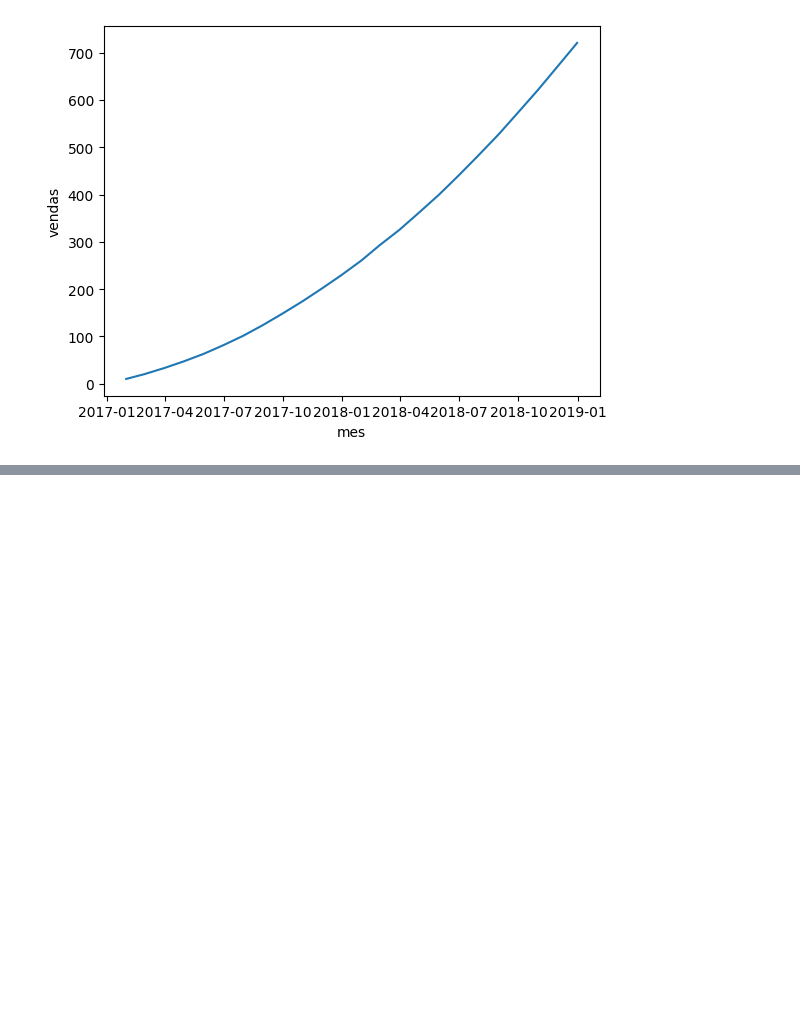
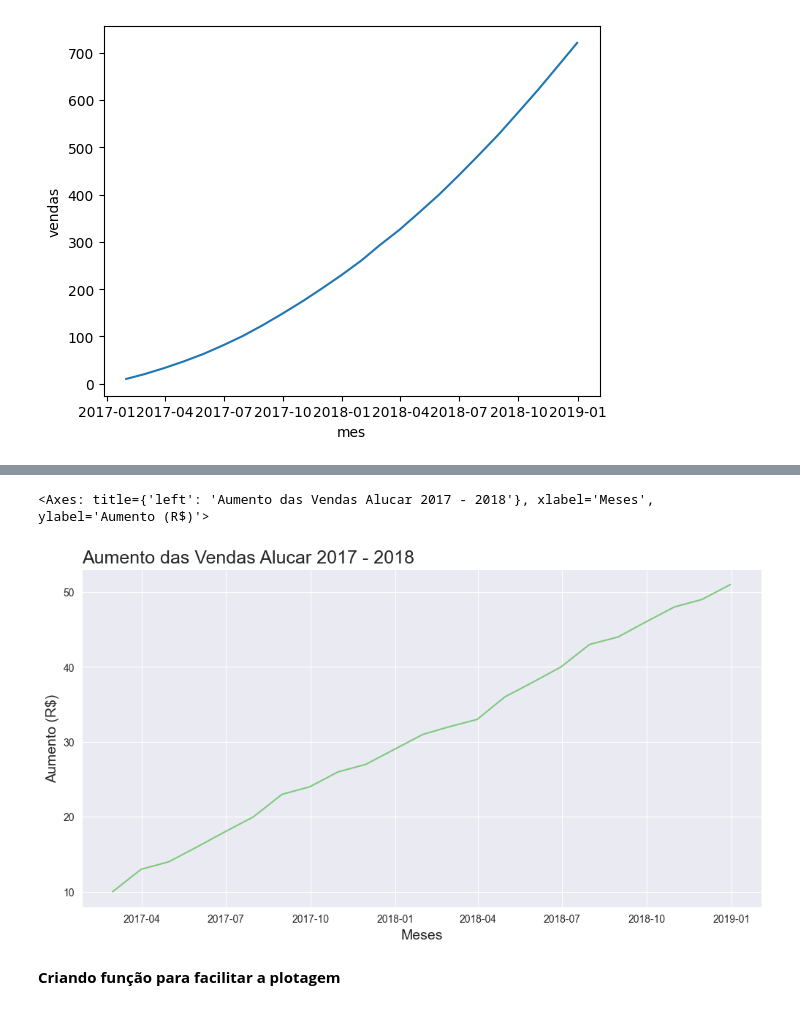
Before and after one commit to bdpcampos/datascience, a Jupyter notebook: Cursos Data Science/7 - Data Science - analise de series temporais/notebook_do_curso_Time_Series.ipynb, the cells around one changed output, grey strips where cells are left out. Saved outputs shown, nothing was run; the diff lists cells and outputs as text; code cells hidden in the pictures; blank space fills up the shorter version.

```diff
--- a/Cursos Data Science/7 - Data Science - analise de series temporais/notebook_do_curso_Time_Series.ipynb
+++ b/Cursos Data Science/7 - Data Science - analise de series temporais/notebook_do_curso_Time_Series.ipynb
@@ -89,0 +126,3 @@ sns.lineplot(
+# %%
+dados_alucar['aumento'] = dados_alucar['vendas'].diff()
+dados_alucar
@@ -89,0 +147,23 @@ sns.lineplot(
+# %%
+ay = sns.lineplot(
+    x= 'mes',
+    y= 'aumento',
+    data= dados_alucar
+)
+
+sns.set_palette('Accent')
+sns.set_style('darkgrid')
+
+ay.figure.set_size_inches(12,6)
+ay.set_title('Aumento das Vendas Alucar 2017 - 2018', loc= 'left', fontsize= 18)
+ay.set_xlabel('Meses', fontsize= 14)
+ay.set_ylabel('Aumento (R$)', fontsize= 14)
+
+
+
+ay
+# %% [output]
+<Axes: title={'left': 'Aumento das Vendas Alucar 2017 - 2018'}, xlabel='Meses', ylabel='Aumento (R$)'>
+[figure, added]
+# %% [markdown]
+**Criando função para facilitar a plotagem**
```
Also changed, not shown: parts of 16 cells of this notebook.
